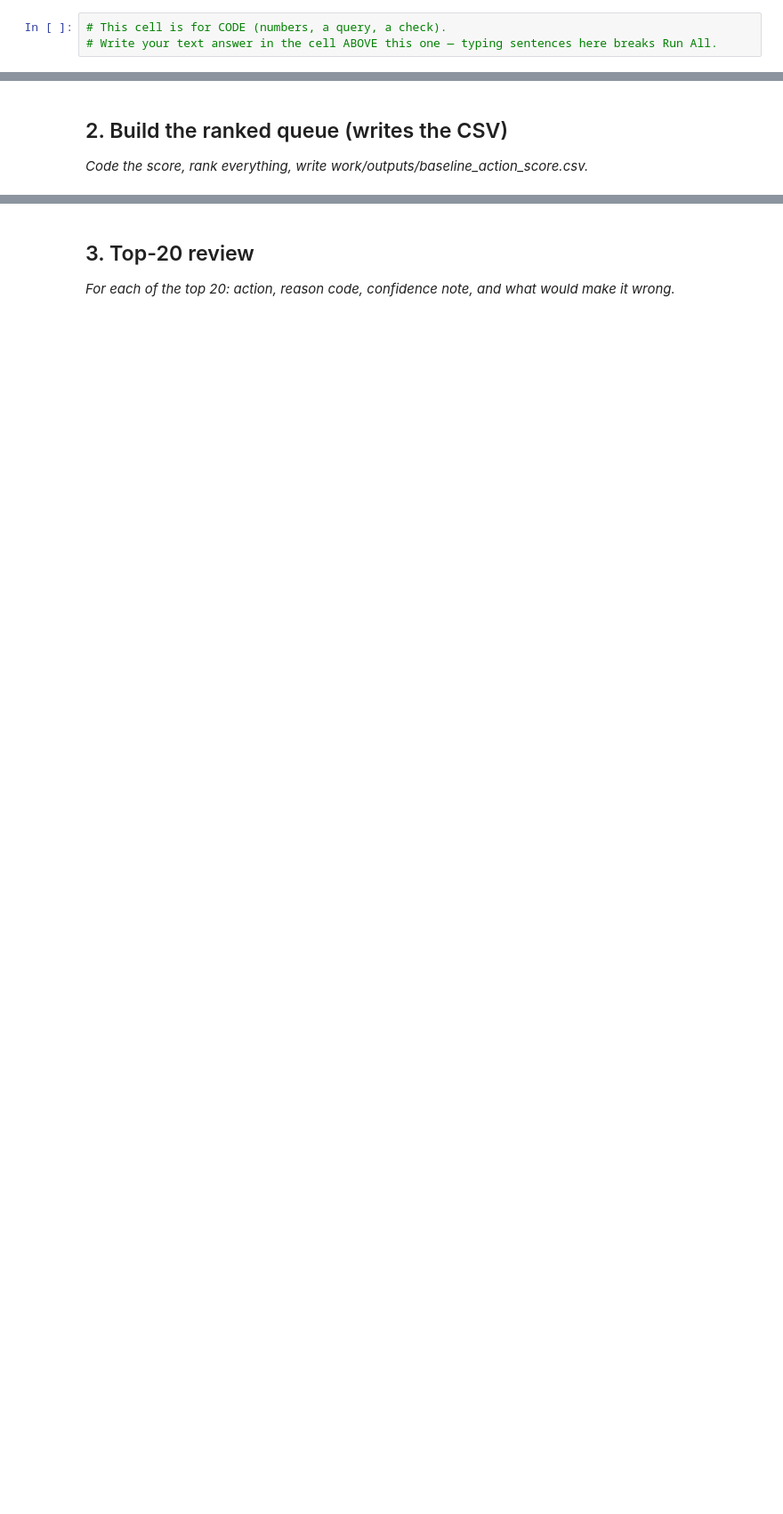
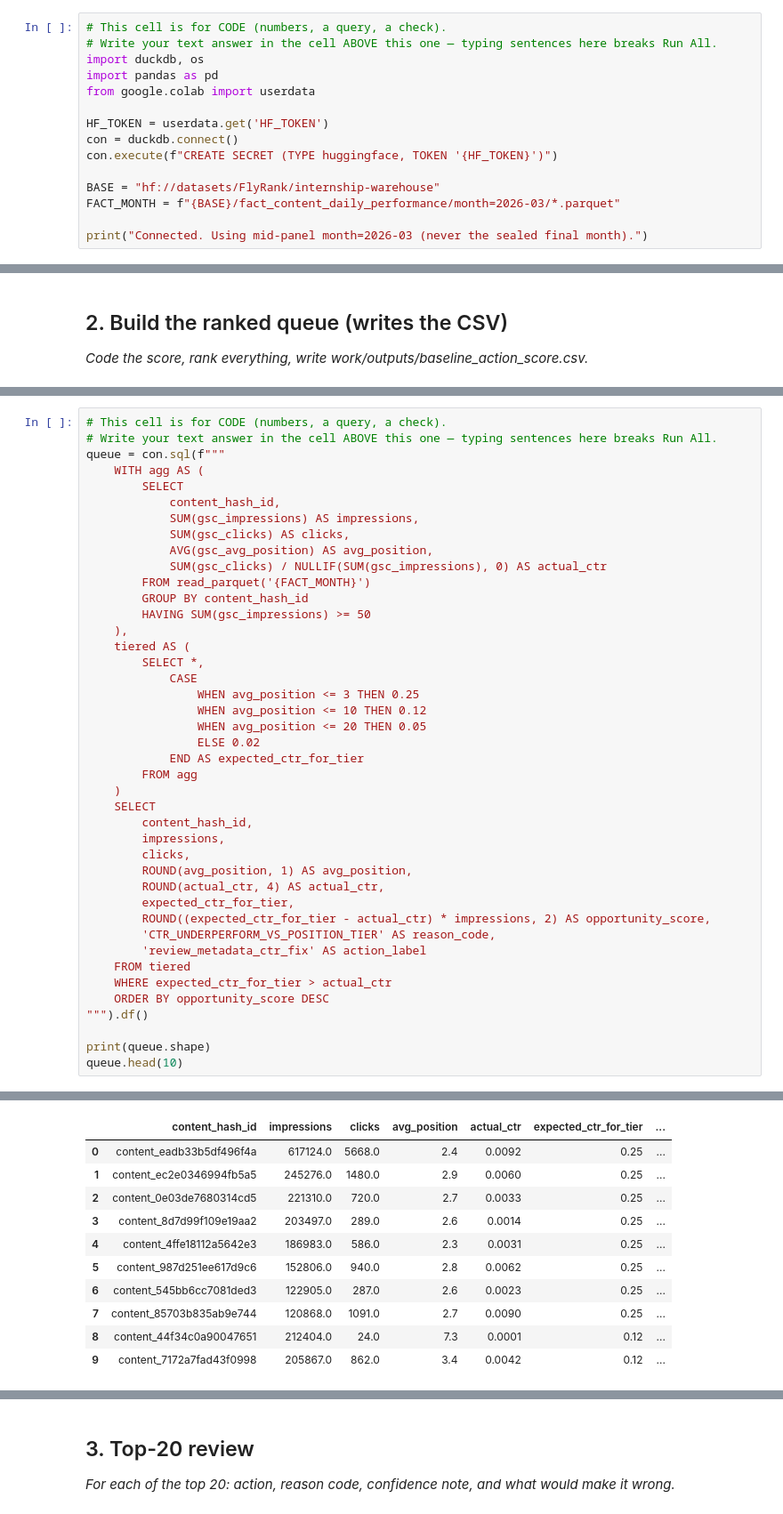
Before and after one commit to manalchaudharyy/FlyrankAI-ML, a Jupyter notebook: work/notebooks/w04_baseline_score.ipynb, the cells around one changed output, grey strips where cells are left out. Shown at 89% size. Drawn from its saved outputs; the diff is of its cells as text; blank space fills up the shorter version.

```diff
--- a/work/notebooks/w04_baseline_score.ipynb
+++ b/work/notebooks/w04_baseline_score.ipynb
@@ -13,3 +27,15 @@ This skeleton is yours to fill. Work the sections **in order** — each one has
 # %%
 # This cell is for CODE (numbers, a query, a check).
 # Write your text answer in the cell ABOVE this one — typing sentences here breaks Run All.
+import duckdb, os
+import pandas as pd
+from google.colab import userdata
+
+HF_TOKEN = userdata.get('HF_TOKEN')
+con = duckdb.connect()
+con.execute(f"CREATE SECRET (TYPE huggingface, TOKEN '{HF_TOKEN}')")
+
+BASE = "hf://datasets/FlyRank/internship-warehouse"
+FACT_MONTH = f"{BASE}/fact_content_daily_performance/month=2026-03/*.parquet"
+
+print("Connected. Using mid-panel month=2026-03 (never the sealed final month).")
@@ -22,0 +126,43 @@ This skeleton is yours to fill. Work the sections **in order** — each one has
+# %%
+# This cell is for CODE (numbers, a query, a check).
+# Write your text answer in the cell ABOVE this one — typing sentences here breaks Run All.
+queue = con.sql(f"""
+    WITH agg AS (
+        SELECT
+            content_hash_id,
+            SUM(gsc_impressions) AS impressions,
+            SUM(gsc_clicks) AS clicks,
+            AVG(gsc_avg_position) AS avg_position,
+            SUM(gsc_clicks) / NULLIF(SUM(gsc_impressions), 0) AS actual_ctr
+        FROM read_parquet('{FACT_MONTH}')
+        GROUP BY content_hash_id
+        HAVING SUM(gsc_impressions) >= 50
+    ),
+    tiered AS (
+        SELECT *,
+            CASE
+                WHEN avg_position <= 3 THEN 0.25
+                WHEN avg_position <= 10 THEN 0.12
+                WHEN avg_position <= 20 THEN 0.05
+                ELSE 0.02
+            END AS expected_ctr_for_tier
+        FROM agg
+    )
+    SELECT
+        content_hash_id,
+        impressions,
+        clicks,
+        ROUND(avg_position, 1) AS avg_position,
+        ROUND(actual_ctr, 4) AS actual_ctr,
+        expected_ctr_for_tier,
+        ROUND((expected_ctr_for_tier - actual_ctr) * impressions, 2) AS opportunity_score,
+        'CTR_UNDERPERFORM_VS_POSITION_TIER' AS reason_code,
+        'review_metadata_ctr_fix' AS action_label
+    FROM tiered
+    WHERE expected_ctr_for_tier > actual_ctr
+    ORDER BY opportunity_score DESC
+""").df()
+
+print(queue.shape)
+queue.head(10)
+# %% [output]
@@ -22,0 +170,11 @@ This skeleton is yours to fill. Work the sections **in order** — each one has
+|  | content_hash_id | impressions | clicks | avg_position | actual_ctr | expected_ctr_for_tier | ... |
+| 0 | content_eadb33b5df496f4a | 617124.0 | 5668.0 | 2.4 | 0.0092 | 0.25 | ... |
+| 1 | content_ec2e0346994fb5a5 | 245276.0 | 1480.0 | 2.9 | 0.0060 | 0.25 | ... |
+| 2 | content_0e03de7680314cd5 | 221310.0 | 720.0 | 2.7 | 0.0033 | 0.25 | ... |
+| 3 | content_8d7d99f109e19aa2 | 203497.0 | 289.0 | 2.6 | 0.0014 | 0.25 | ... |
+| 4 | content_4ffe18112a5642e3 | 186983.0 | 586.0 | 2.3 | 0.0031 | 0.25 | ... |
+| 5 | content_987d251ee617d9c6 | 152806.0 | 940.0 | 2.8 | 0.0062 | 0.25 | ... |
+| 6 | content_545bb6cc7081ded3 | 122905.0 | 287.0 | 2.6 | 0.0023 | 0.25 | ... |
+| 7 | content_85703b835ab9e744 | 120868.0 | 1091.0 | 2.7 | 0.0090 | 0.25 | ... |
+| 8 | content_44f34c0a90047651 | 212404.0 | 24.0 | 7.3 | 0.0001 | 0.12 | ... |
+| 9 | content_7172a7fad43f0998 | 205867.0 | 862.0 | 3.4 | 0.0042 | 0.12 | ... |
```
Also changed, not shown: parts of 11 cells of this notebook.
